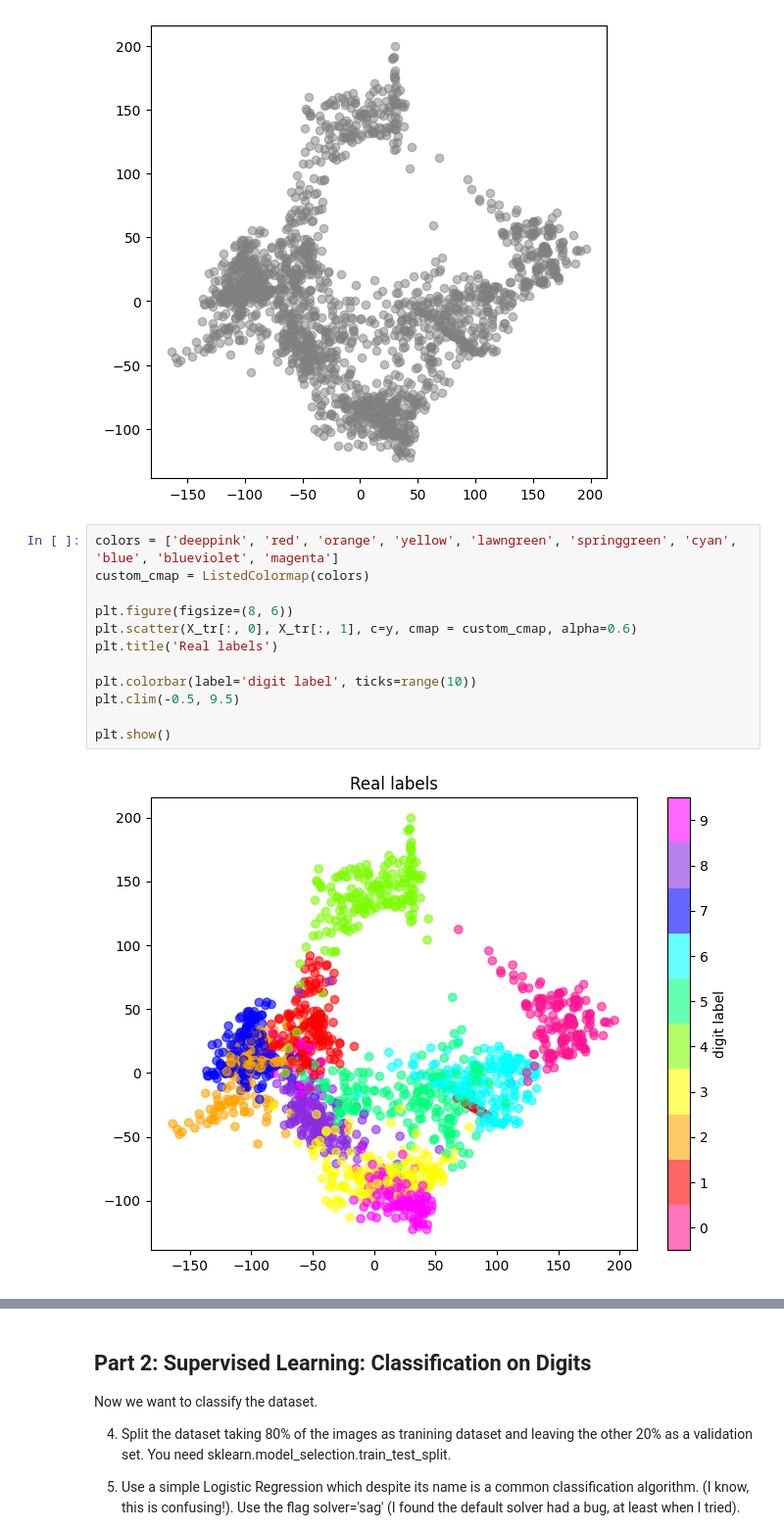
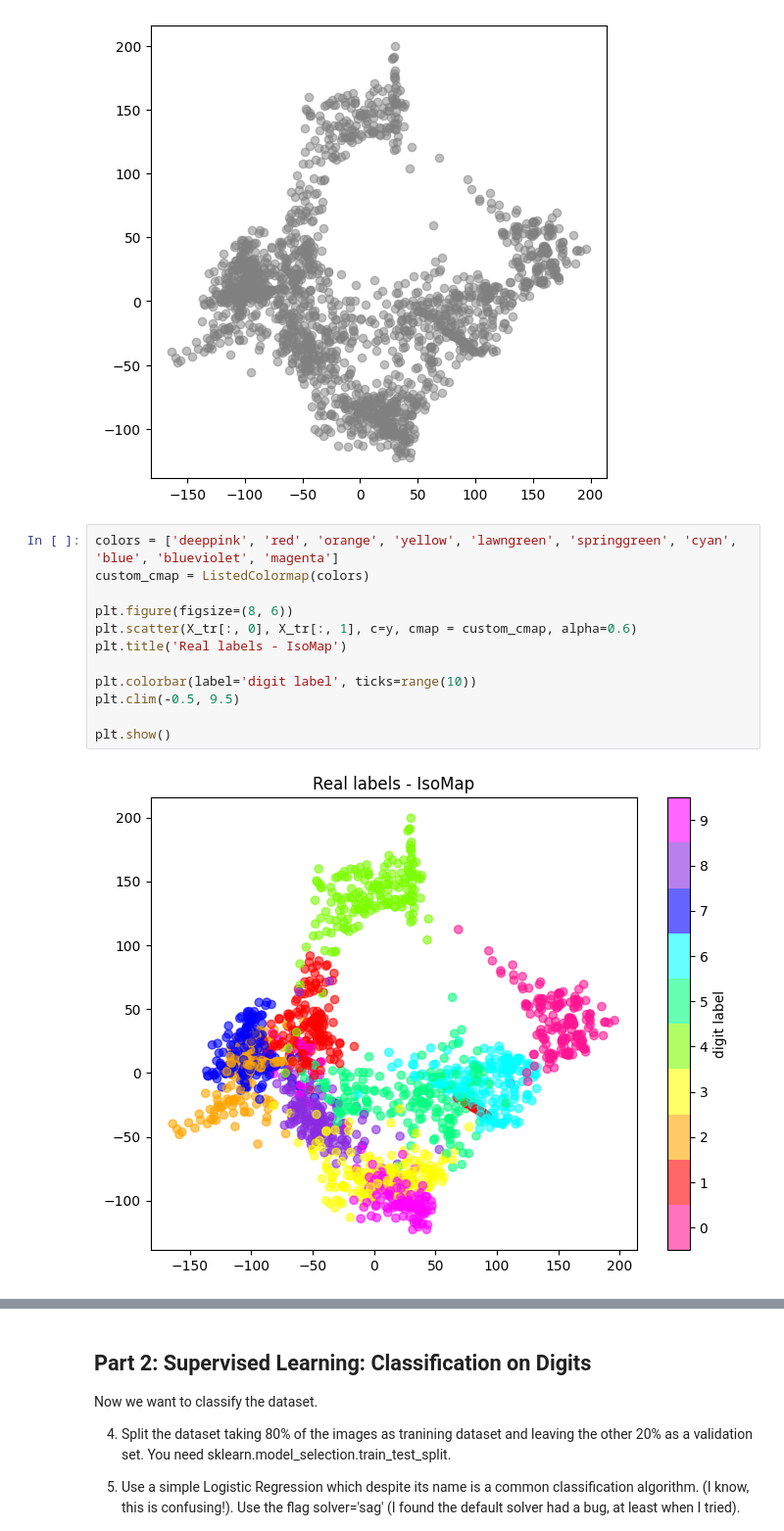
Before and after one commit to Alice-Palladino/astrostatistics_bicocca_2024, a Jupyter notebook: working/L13 - Handwritten digits.ipynb, the cells around one changed output, grey strips where cells are left out. Shown: that part at 98% size. Saved outputs shown, nothing was run; the diff lists cells and outputs as text.

```diff
--- a/working/L13 - Handwritten digits.ipynb
+++ b/working/L13 - Handwritten digits.ipynb
@@ -121,17 +123,17 @@ plt.show()
 # %%
 colors = ['deeppink', 'red', 'orange', 'yellow', 'lawngreen', 'springgreen', 'cyan', 'blue', 'blueviolet', 'magenta']
 custom_cmap = ListedColormap(colors)
 
 plt.figure(figsize=(8, 6))
 plt.scatter(X_tr[:, 0], X_tr[:, 1], c=y, cmap = custom_cmap, alpha=0.6)
-plt.title('Real labels')
+plt.title('Real labels - IsoMap')
 
 plt.colorbar(label='digit label', ticks=range(10))
 plt.clim(-0.5, 9.5)
 
 plt.show()
 # %% [output]
-[figure, old version]
+[figure, new version]
 # %% [markdown]
 From this graph we can say that:
 
```
Also changed, not shown: parts of 10 cells of this notebook.
